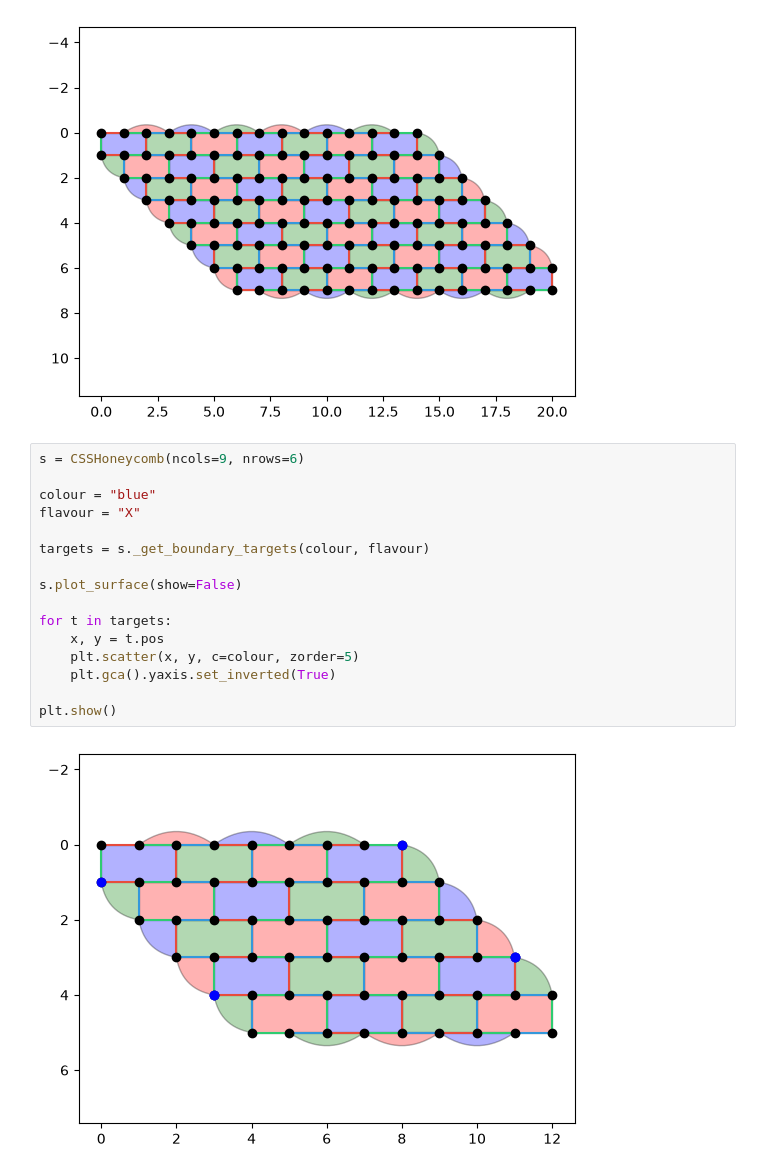
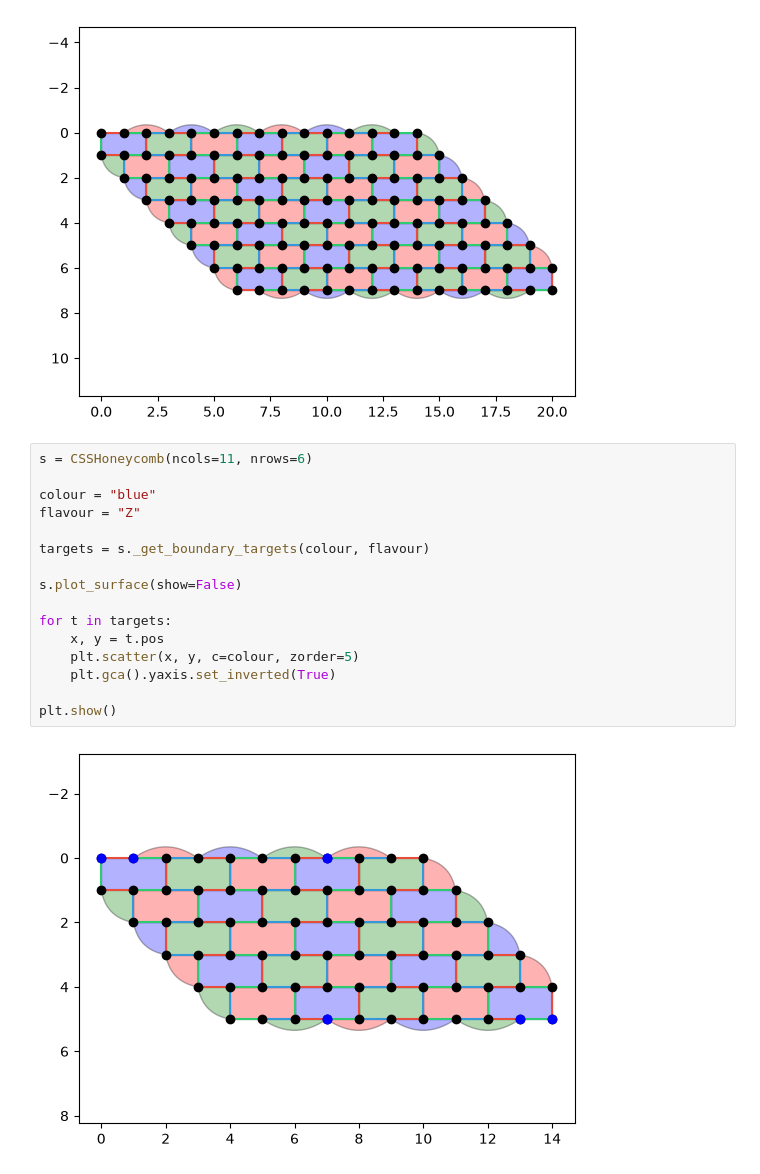
Before and after one commit to OliverRedhead/Floquet-Codes-Preparing-Magic-States, a Jupyter notebook: CSS_honeycomb/testing/diag_surface_testing.ipynb, the cells around one changed output. Cells and saved outputs as stored; diff of their text form.

```diff
--- a/CSS_honeycomb/testing/diag_surface_testing.ipynb
+++ b/CSS_honeycomb/testing/diag_surface_testing.ipynb
@@ -377,20 +377,20 @@ b = initialise_boundary_plaquettes(s.vertices, s.plaquettes, s.ncols, s.nrows)
 # %% [output]
 [figure]
 # %%
-s = CSSHoneycomb(ncols=9, nrows=6)
+s = CSSHoneycomb(ncols=11, nrows=6)
 
 colour = "blue"
-flavour = "X"
+flavour = "Z"
 
 targets = s._get_boundary_targets(colour, flavour)
 
 s.plot_surface(show=False)
 
 for t in targets:
     x, y = t.pos
     plt.scatter(x, y, c=colour, zorder=5)
     plt.gca().yaxis.set_inverted(True)
 
 plt.show()
 # %% [output]
-[figure, old version]
+[figure, new version]
```
Also changed, not shown: 5 other files.
